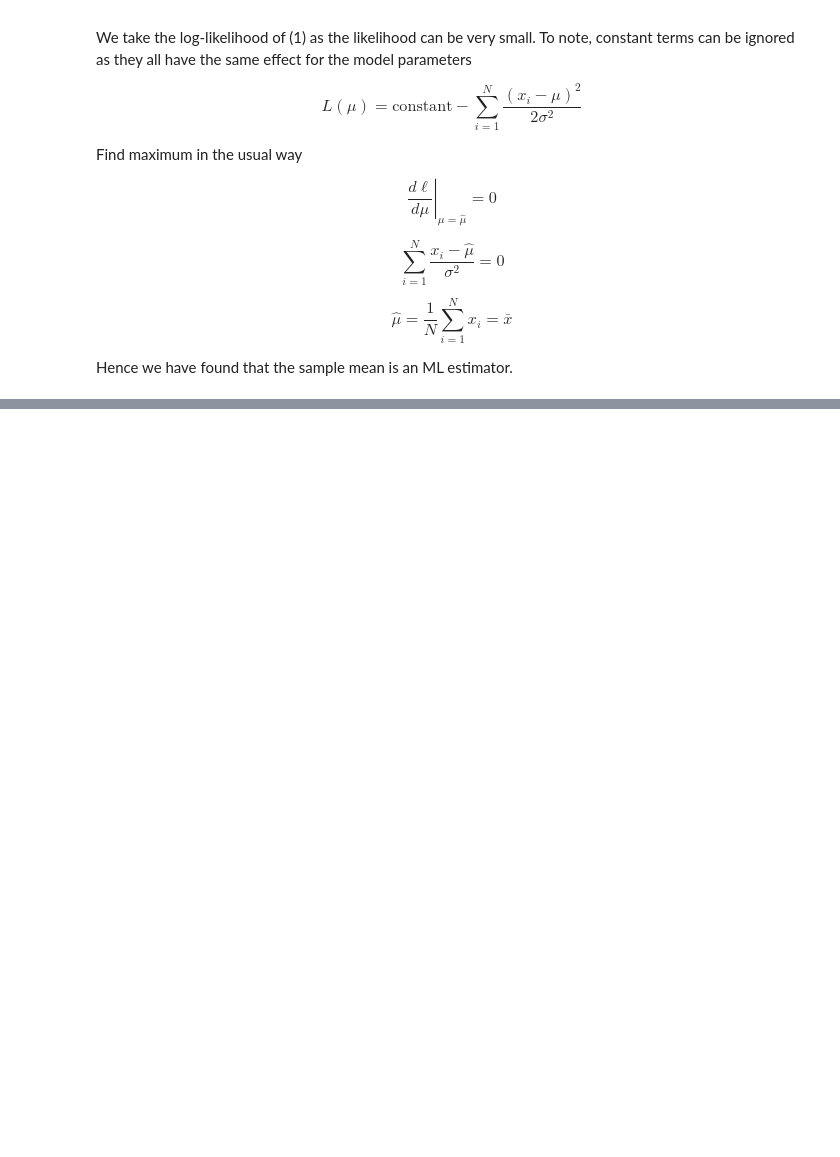
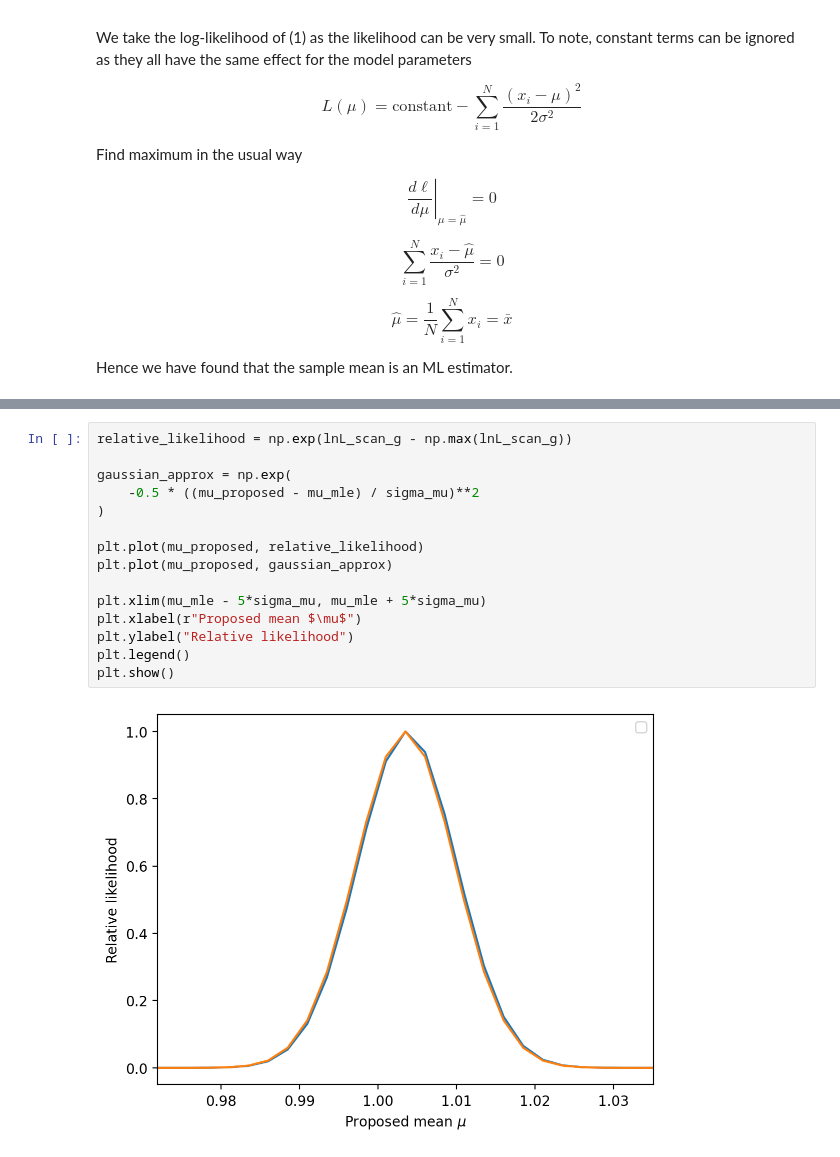
Before and after one commit to Krisneverstaps/computational-astrophysics, a Jupyter notebook: Notebooks/Computational_Astrophysics_Day6.ipynb, the cells around one changed output, grey strips where cells are left out. Drawn from its saved outputs; the diff is of its cells as text; blank space fills up the shorter version.

```diff
--- a/Notebooks/Computational_Astrophysics_Day6.ipynb
+++ b/Notebooks/Computational_Astrophysics_Day6.ipynb
@@ -204 +336,18 @@ Resources:
+# %%
+relative_likelihood = np.exp(lnL_scan_g - np.max(lnL_scan_g))
+
+gaussian_approx = np.exp(
+    -0.5 * ((mu_proposed - mu_mle) / sigma_mu)**2
+)
+
+plt.plot(mu_proposed, relative_likelihood)
+plt.plot(mu_proposed, gaussian_approx)
+
+plt.xlim(mu_mle - 5*sigma_mu, mu_mle + 5*sigma_mu)
+plt.xlabel(r"Proposed mean $\mu$")
+plt.ylabel("Relative likelihood")
+plt.legend()
+plt.show()
+# %% [output]
+[figure, added]
 # %% [markdown]
```
Also changed, not shown: parts of 14 cells of this notebook, 4 other files.
